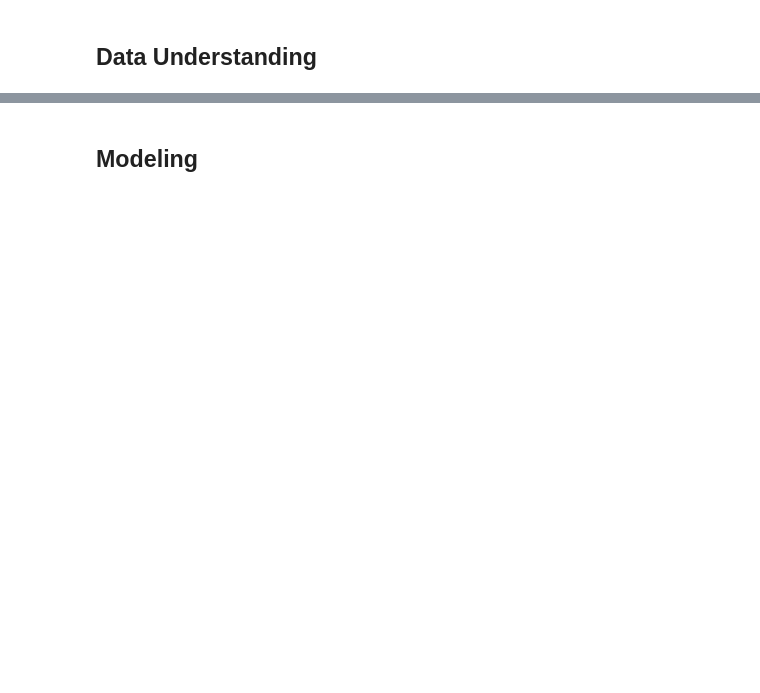
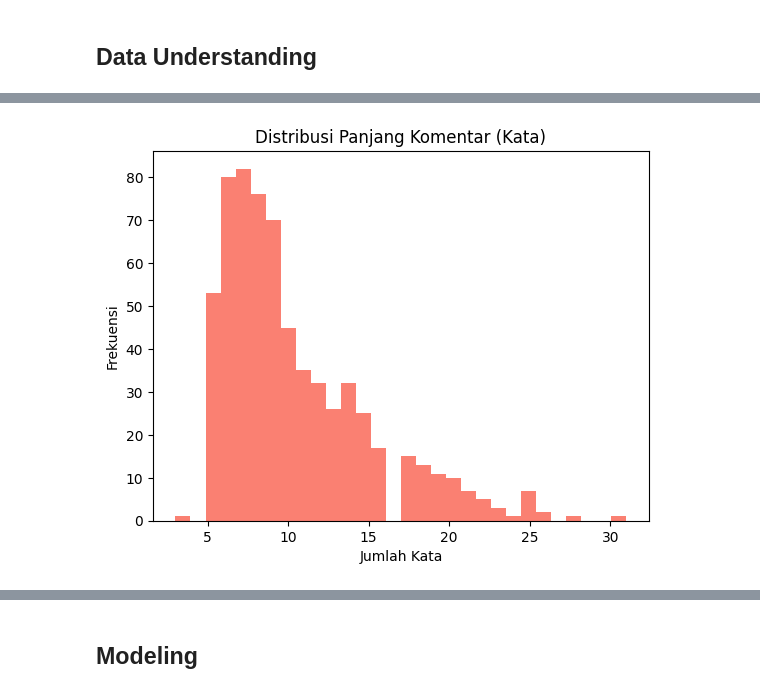
Before and after one commit to spnsyr1/detectcyberbullying, a Jupyter notebook: modeling.ipynb, the cells around one changed output, grey strips where cells are left out. Saved outputs shown, nothing was run; the diff lists cells and outputs as text; code cells hidden in the pictures; blank space fills up the shorter version.

```diff
--- a/modeling.ipynb
+++ b/modeling.ipynb
@@ -52,0 +77,8 @@ plt.show()
+# %%
+plt.hist(df['text_length_word'], bins=30, color='salmon')
+plt.title("Distribusi Panjang Komentar (Kata)")
+plt.xlabel("Jumlah Kata")
+plt.ylabel("Frekuensi")
+plt.show()
+# %% [output]
+[figure, added]
```
Also changed, not shown: parts of 48 cells of this notebook, 1 other file.
